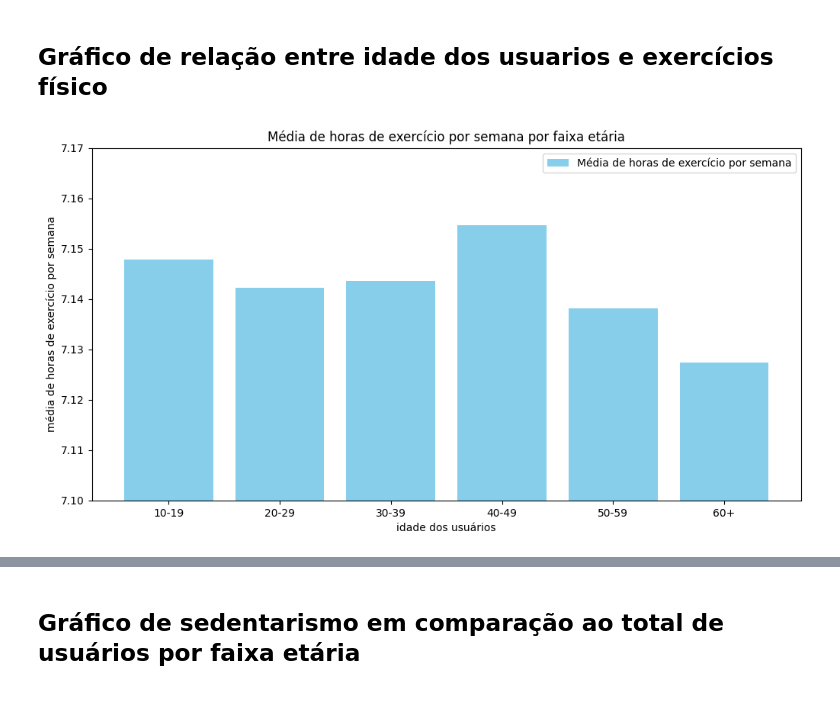
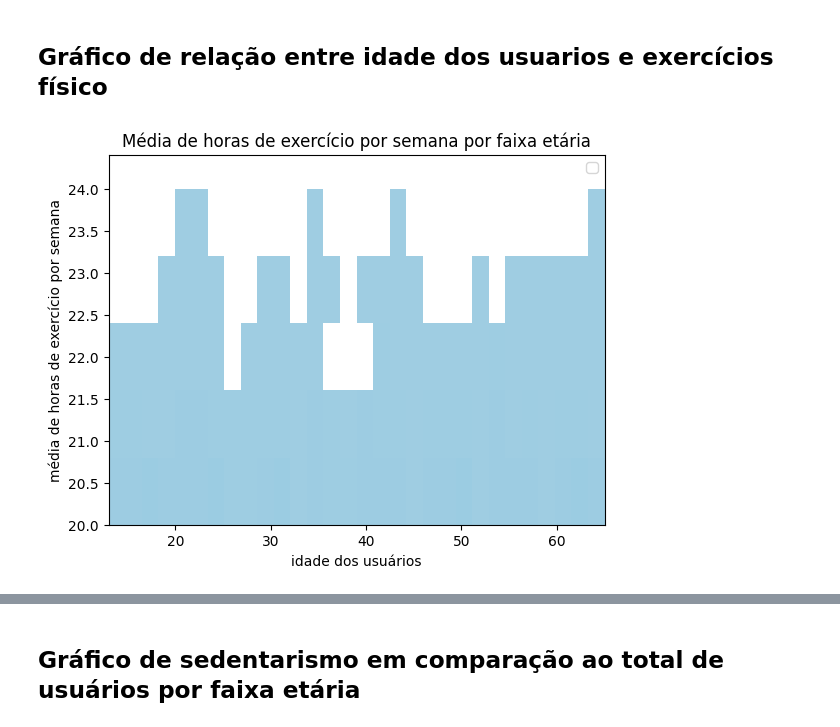
Before and after one commit to H3ytt0r62/SBD2-Social_Media_User_Analysis, a Jupyter notebook: Data layer/Raw/analytcs.ipynb, the cells around one changed output, grey strips where cells are left out. Saved outputs shown, nothing was run; the diff lists cells and outputs as text; code cells hidden in the pictures; blank space fills up the shorter version.

```diff
--- a/Data layer/Raw/analytcs.ipynb
+++ b/Data layer/Raw/analytcs.ipynb
@@ -135,17 +158,14 @@ plt.show()
 # %% [markdown]
 ## Gráfico de relação entre idade dos usuarios e exercícios físico
 # %%
-plt.figure(figsize=(12,6))
-bins = [10,20,30,40,50,60,70]
-labels = ['10-19','20-29','30-39','40-49','50-59','60+']
-df_raw['age_group'] = pd.cut(df_raw['age'], bins=bins, labels=labels)
-exer_por_idd = df_raw.groupby('age_group', observed=True)['exercise_hours_per_week'].mean()
-plt.bar(exer_por_idd.index,exer_por_idd.values, color='skyblue',)
-plt.ylim(7.10,7.17)
+df_exer_hours = df_raw.sample(400000)
+sns.histplot(x = 'age', y='exercise_hours_per_week', data=df_exer_hours, kde=True, bins=30, color='skyblue')
+plt.ylim(20,24.4)
+plt.xlim(13,65)
 plt.xlabel("idade dos usuários")
 plt.ylabel("média de horas de exercício por semana")
 plt.title("Média de horas de exercício por semana por faixa etária")
 plt.legend(['Média de horas de exercício por semana'])
 plt.show()
 # %% [output]
-[figure, old version]
+[figure, new version]
```
Also changed, not shown: parts of 11 cells of this notebook, 1 other file.
